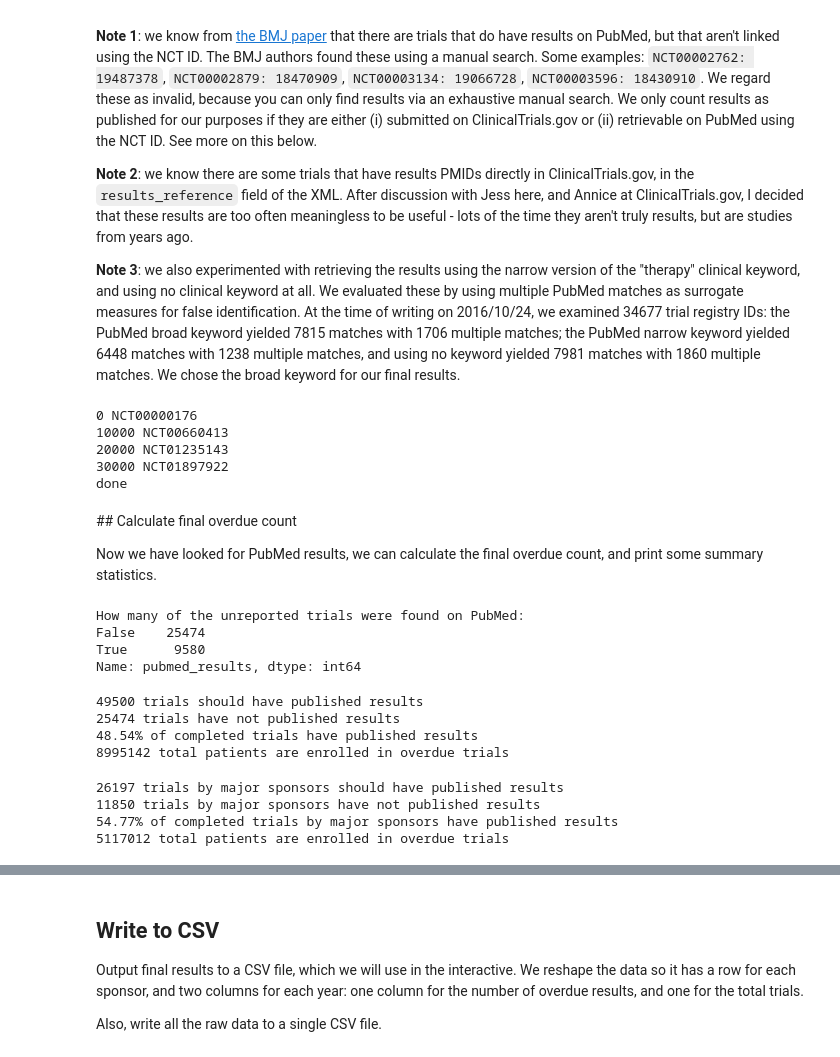
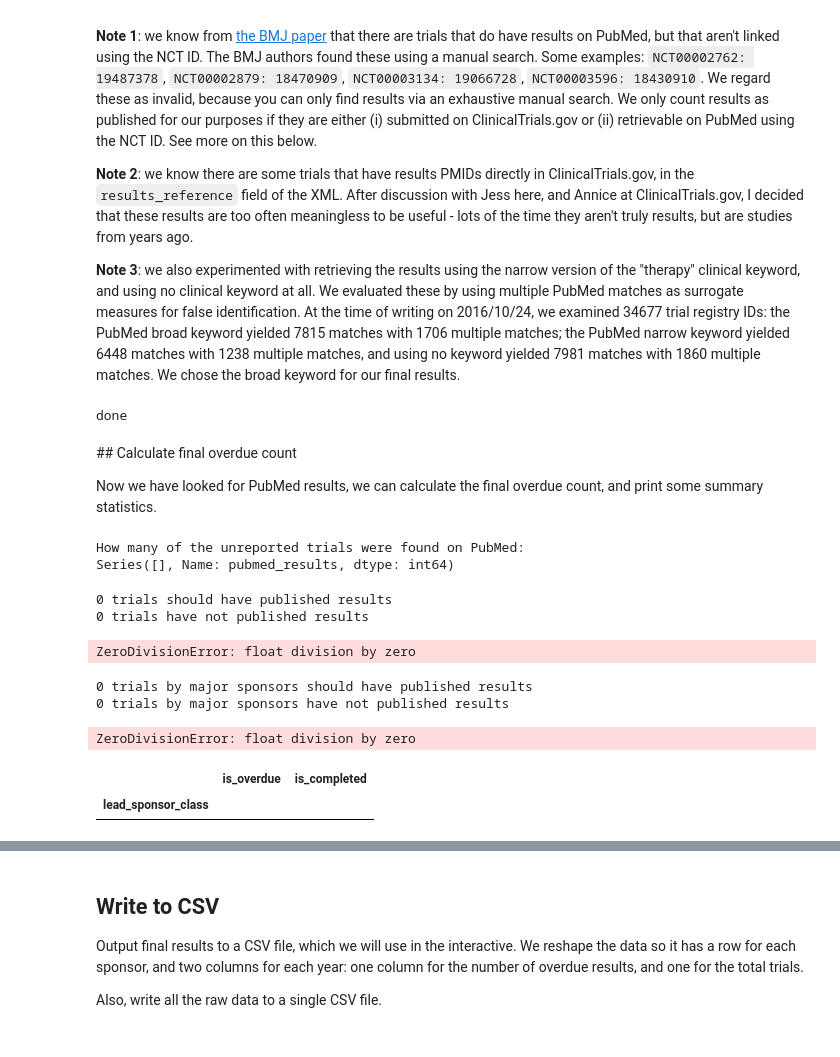
Before and after one commit to ebmdatalab/trialstracker, a Jupyter notebook: Examine unreported trials on ClinicalTrials.gov.ipynb, the cells around one changed output, grey strips where cells are left out. Saved outputs shown, nothing was run; the diff lists cells and outputs as text; code cells hidden in the pictures.

```diff
--- a/data/Examine unreported trials on ClinicalTrials.gov.ipynb
+++ b/Examine unreported trials on ClinicalTrials.gov.ipynb
@@ -39,7 +39,7 @@ Extract the fields of interest from the XML summaries, and save them to a CSV fi
 Toggle `REGENERATE_SUMMARY` to `False` for the purposes of development.
 # %%
 fname = './data/trials.csv'
-REGENERATE_SUMMARY = False # False
+REGENERATE_SUMMARY = True # False
 if REGENERATE_SUMMARY:
     files = glob.glob('./search_result/*.xml')
     print len(files), 'files found'
@@ -140,7 +142,7 @@ c += "pubmed_results INT, pubmed_results_broad INT, pubmed_results_narrow INT)"
 cur.execute(c)
 conn.commit()
 
-REGENERATE_PUBMED_LINKS = False
+REGENERATE_PUBMED_LINKS = True
 count = 0
 df['pubmed_results'] = False
 for i, row in df_overdue.iterrows():
@@ -178,10 +180,6 @@ cur.close()
 conn.close()
 print 'done'
 # %% [output]
-0 NCT00000176
-10000 NCT00660413
-20000 NCT01235143
-30000 NCT01897922
 done
 # %% [markdown]
 ## Calculate final overdue count
@@ -196,9 +194,7 @@ df_completed = df[df.is_completed]
 df_overdue = df[df.is_overdue]
 # %% [output]
 How many of the unreported trials were found on PubMed:
-False    25474
-True      9580
-Name: pubmed_results, dtype: int64
+Series([], Name: pubmed_results, dtype: int64)
 # %%
 # Print summary stats for the entire dataset.
 print len(df_completed), 'trials should have published results'
@@ -208,10 +204,9 @@ print '%s%% of completed trials have published results' % \
     '{:,.2f}'.format(percent_submitted)
 print int(df_overdue.enrollment.sum()), 'total patients are enrolled in overdue trials'
 # %% [output]
-49500 trials should have published results
-25474 trials have not published results
-48.54% of completed trials have published results
-8995142 total patients are enrolled in overdue trials
+0 trials should have published results
+0 trials have not published results
+ZeroDivisionError: float division by zero
 # %%
 # Print summary stats for major trial sponsors only.
 NUM_TRIALS = 30
@@ -224,10 +219,14 @@ print '%s%% of completed trials by major sponsors have published results' % \
     '{:,.2f}'.format(percent_submitted)
 print int(df_major[df_major.is_overdue].enrollment.sum()), 'total patients are enrolled in overdue trials'
 # %% [output]
-26197 trials by major sponsors should have published results
-11850 trials by major sponsors have not published results
-54.77% of completed trials by major sponsors have published results
-5117012 total patients are enrolled in overdue trials
+0 trials by major sponsors should have published results
+0 trials by major sponsors have not published results
+ZeroDivisionError: float division by zero
+# %%
+df_completed.groupby('lead_sponsor_class').sum()[['is_overdue', 'is_completed']]
+# %% [output]
+|  | is_overdue | is_completed |
+| lead_sponsor_class |  |  |
 # %%
 # Calculate publication rates by sector (raw data)
 df_by_sector = df_completed.groupby('lead_sponsor_class').sum()[['is_overdue', 'is_completed']]
```
Also changed, not shown: parts of 10 cells of this notebook, 3 other files.
